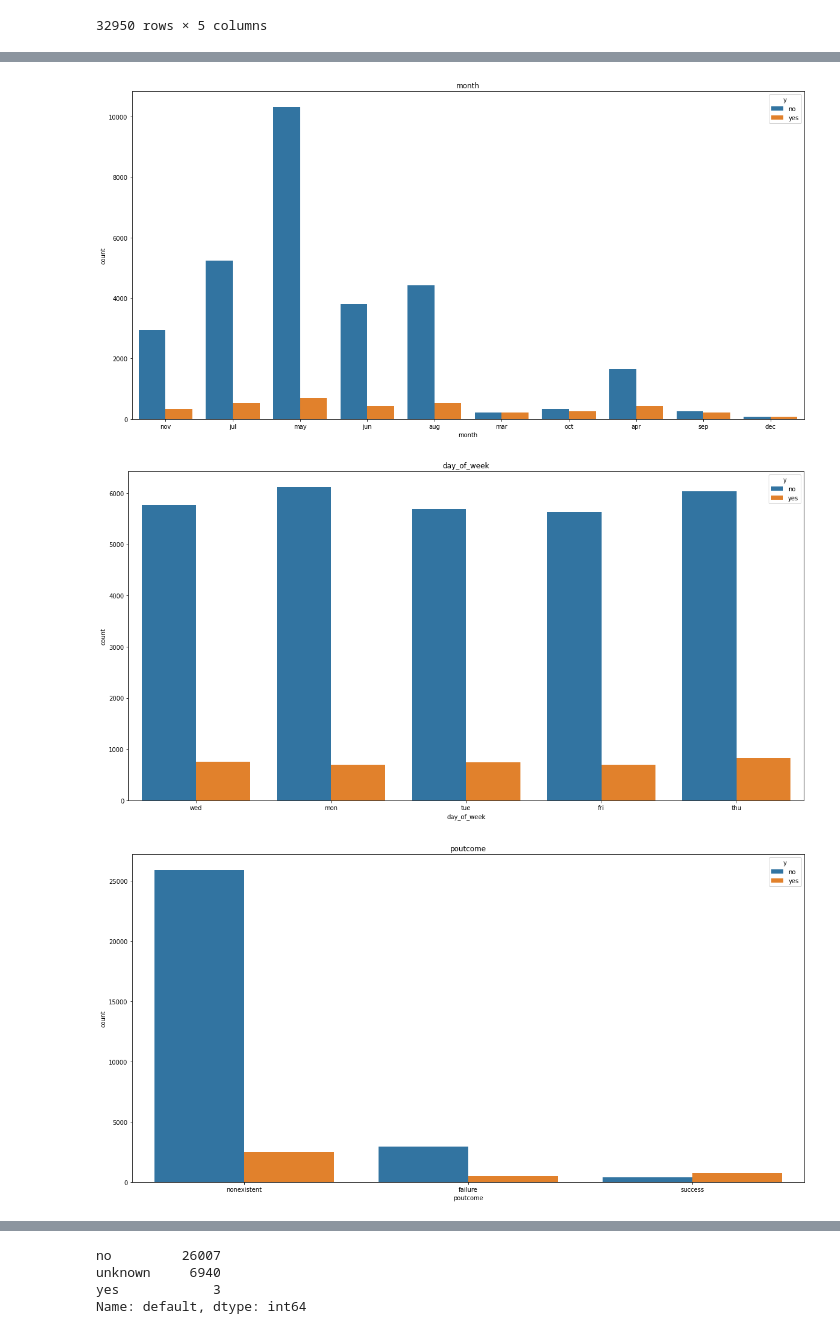
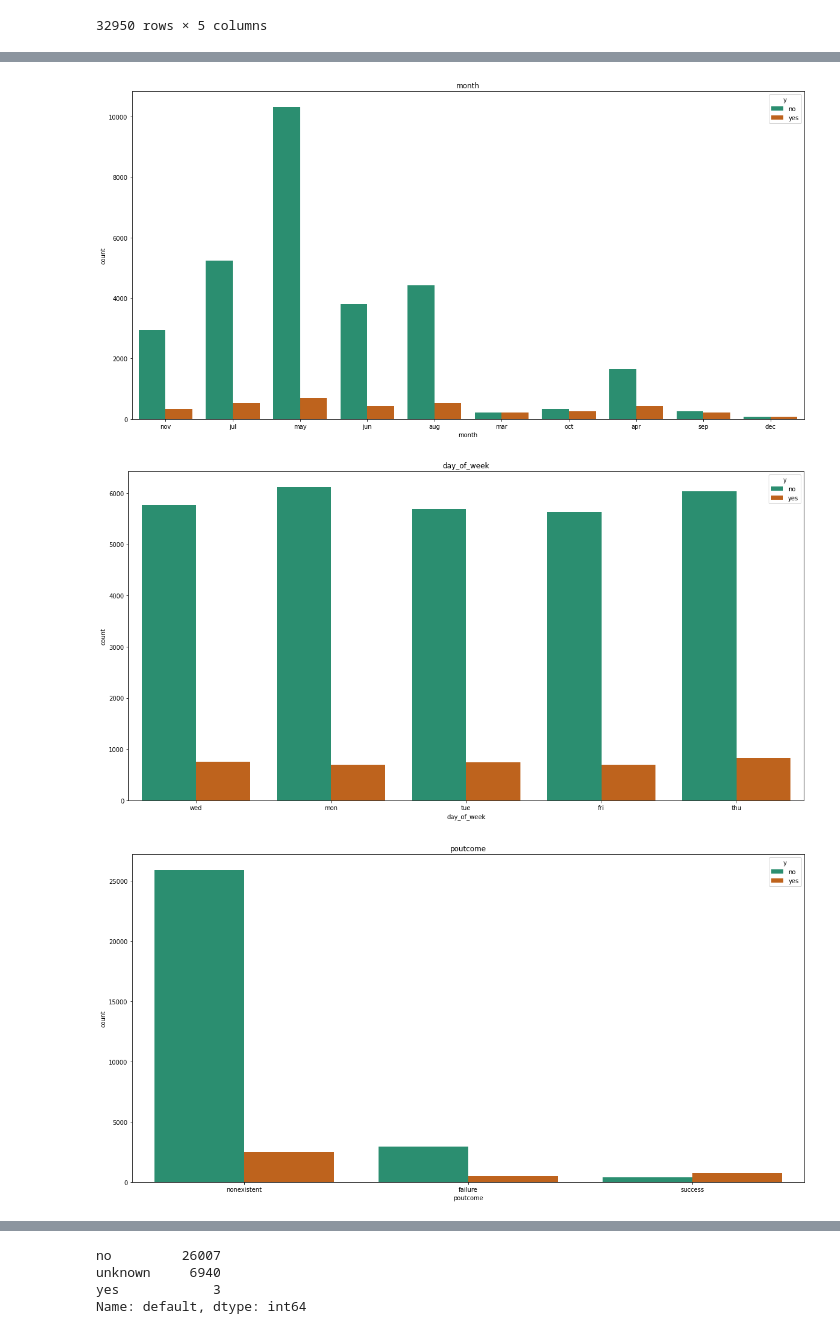
Before and after one commit to VenkataPrasad97/Practice, a Jupyter notebook: Daily_practice/acc-90-4.ipynb, the cells around one changed output, grey strips where cells are left out. Drawn from its saved outputs; the diff is of its cells as text; code cells hidden in the pictures.

```diff
--- a/Daily_practice/acc-90-4.ipynb
+++ b/Daily_practice/acc-90-4.ipynb
@@ -146,6 +146,6 @@ sns.pairplot(data=Bnk[num_bk],hue='y',diag_kind="kde")
 # %%
 for i in cat_bk:
     plt.figure(figsize=(20,10))
-    sns.countplot(x=i, data=Bnk[cat_bk], hue="y")
+    sns.countplot(x=i, data=Bnk[cat_bk], hue="y",palette='Dark2')
     plt.title(i)
 # %% [output]
@@ -159,3 +159,3 @@ for i in cat_bk:
-[figure, old version]
+[figure, new version]
-[figure, old version]
+[figure, new version]
-[figure, old version]
+[figure, new version]
```
Also changed, not shown: parts of 8 cells of this notebook.
